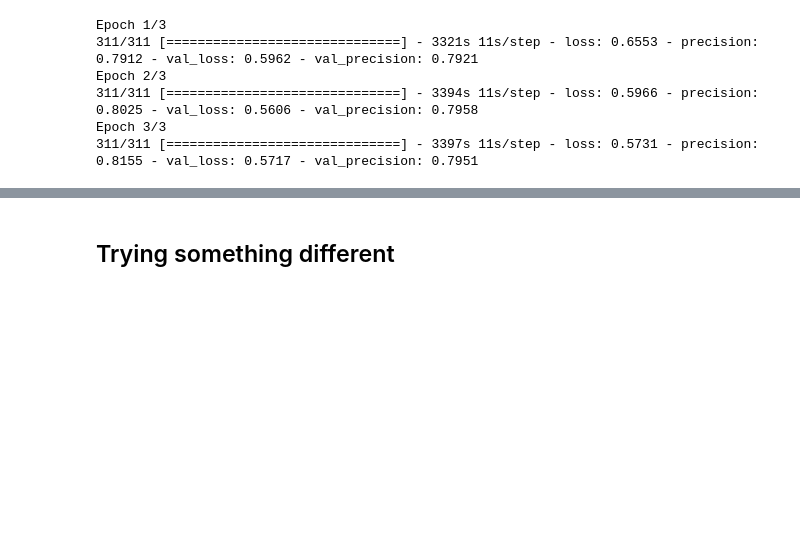
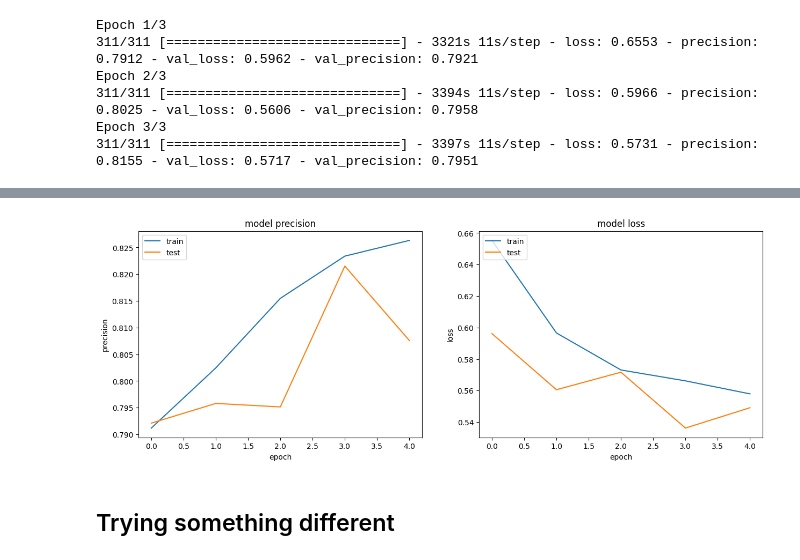
Before and after one commit to cphchip/cs8321_code, a Jupyter notebook: Henderson_48996654_Lab_2a.ipynb, the cells around one changed output, grey strips where cells are left out. Drawn from its saved outputs; the diff is of its cells as text; code cells hidden in the pictures; blank space fills up the shorter version.

Commit message:
Continuing BERT training epochs

```diff
--- a/Henderson_48996654_Lab_2a.ipynb
+++ b/Henderson_48996654_Lab_2a.ipynb
@@ -692 +692,12 @@ bert_untrainable_histories.append(bert_untrainable_tmp)
+# %%
+bert_untrainable_tmp = bert_untrainable_model.fit(
+    [train_input_ids,train_attention_masks],
+    train_labels,
+    validation_data=([test_input_ids,test_attention_masks],test_labels),
+    epochs=1,
+    batch_size=128,
+    callbacks=[csv_logger_bert_untrainable]
+)
+
+bert_untrainable_histories.append(bert_untrainable_tmp)
 # %%
@@ -695,31 +706,33 @@ model.save_weights('/content/drive/MyDrive/Colab Notebooks/bert_untrainable_weig
 # %%
 # Source: in class lecture notebook 13a
 
 %matplotlib inline
 # combine all the history from training together
 combined = dict()
 for key in ['precision','val_precision','loss','val_loss']:
-  combined[key] = np.hstack([x.history[key] for x in bert_model_histories])
+  combined[key] = np.hstack([x.history[key] for x in bert_untrainable_histories])
 
 # summarize history for precision
 plt.figure(figsize=(15,5))
 plt.subplot(121)
 plt.plot(combined['precision'])
 plt.plot(combined['val_precision'])
 plt.title('model precision')
 plt.ylabel('precision')
 plt.xlabel('epoch')
 plt.legend(['train', 'test'], loc='upper left')
 
 # summarize history for loss
 plt.subplot(122)
 plt.plot(combined['loss'])
 plt.plot(combined['val_loss'])
 plt.title('model loss')
 plt.ylabel('loss')
 plt.xlabel('epoch')
 plt.legend(['train', 'test'], loc='upper left')
 plt.show()
+# %% [output]
+[figure, added]
 # %% [markdown]
 ## Trying something different
 # %% [markdown]
```
Also changed, not shown: parts of 3 cells of this notebook.
